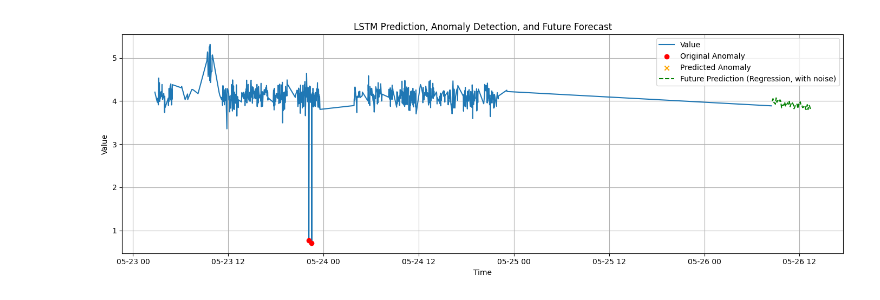
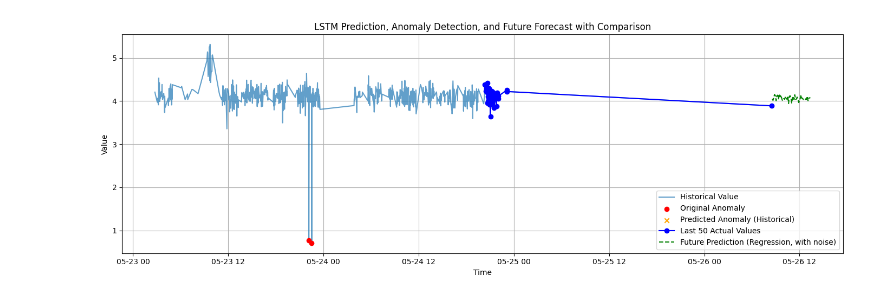
Before and after one commit to oldliuwill/TRI, a Jupyter notebook: LSTM_predict.ipynb, the cells around one changed output. Saved outputs shown, nothing was run; the diff lists cells and outputs as text; code cells hidden in the pictures.

```diff
--- a/LSTM_predict.ipynb
+++ b/LSTM_predict.ipynb
@@ -150,13 +150,29 @@ future_predictions_with_noise_reg = future_predictions_reg + noise_reg
 
 # Generate future timestamps (Keep the same logic)
 last_time = df['InspectTime'].iloc[-1]
-time_delta = df['InspectTime'].diff().mean()
+# Calculate the average time delta to project future times
+# Handle the case where df is empty or has only one point
+if len(df) > 1:
+    time_delta = df['InspectTime'].diff().mean()
+else:
+    # If only one point, assume a default time delta or handle appropriately
+    # For this scenario, with look_back > 1, this case is unlikely if model fitting succeeded
+    time_delta = pd.Timedelta(minutes=1) # Example default
+
 future_times = [last_time + (i + 1) * time_delta for i in range(num_future_steps)]
 future_times = pd.to_datetime(future_times)
 
+# --- Extract the last 50 actual values and their times ---
+# Get the last num_future_steps rows of the original DataFrame
+last_actual_data = df.tail(num_future_steps).reset_index(drop=True)
+last_actual_times = last_actual_data['InspectTime']
+last_actual_values = last_actual_data['MeasureValue']
+
+
 # 📌 Step 8 & 9: 畫圖比較並加入未來預測和歷史預測
 plt.figure(figsize=(14, 5))
-plt.plot(df['InspectTime'], df['MeasureValue'], label='Value')
+# Plot the entire historical data
+plt.plot(df['InspectTime'], df['MeasureValue'], label='Historical Value', alpha=0.7) # Add alpha for clarity
 
 # Add scatter plot for original anomaly points
 # Filter the DataFrame for rows where 'IsAnomaly' is 1
@@ -169,12 +185,15 @@ plt.scatter(anomaly_points_original['InspectTime'], anomaly_points_original['Mea
 predicted_anomaly_points = measure_value_slice_anomaly[y_pred_anomaly_label == 1]
 predicted_anomaly_times = predict_times_anomaly[y_pred_anomaly_label == 1]
 plt.scatter(predicted_anomaly_times, predicted_anomaly_points,
-            color='orange', label='Predicted Anomaly', marker='x', zorder=6) # Use marker='x' and a different zorder
+            color='orange', label='Predicted Anomaly (Historical)', marker='x', zorder=6) # Use marker='x' and a different zorder
+
+# Plot the last 50 actual values
+plt.plot(last_actual_times, last_actual_values, color='blue', linestyle='-', marker='o', label='Last 50 Actual Values')
 
 # Plot future predictions from the regression model
 plt.plot(future_times, future_predictions_with_noise_reg, color='green', linestyle='--', label='Future Prediction (Regression, with noise)')
 
-plt.title('LSTM Prediction, Anomaly Detection, and Future Forecast')
+plt.title('LSTM Prediction, Anomaly Detection, and Future Forecast with Comparison')
 plt.xlabel('Time')
 plt.ylabel('Value')
 plt.legend()
@@ -203 +222 @@ Regression model saved to lstm_regression_model.keras
-[figure, old version]
+[figure, new version]
```
Also changed, not shown: parts of 1 cell of this notebook.
